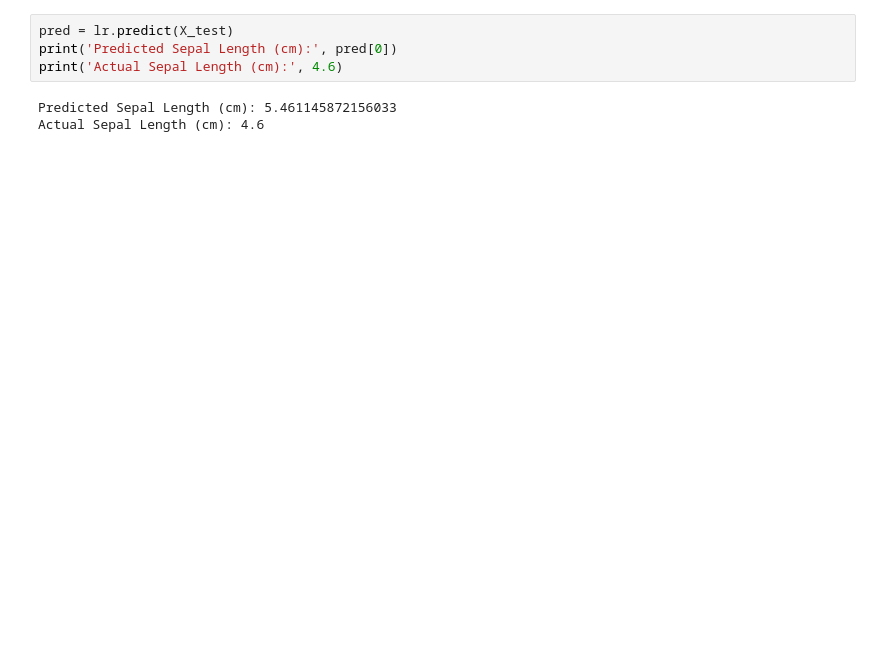
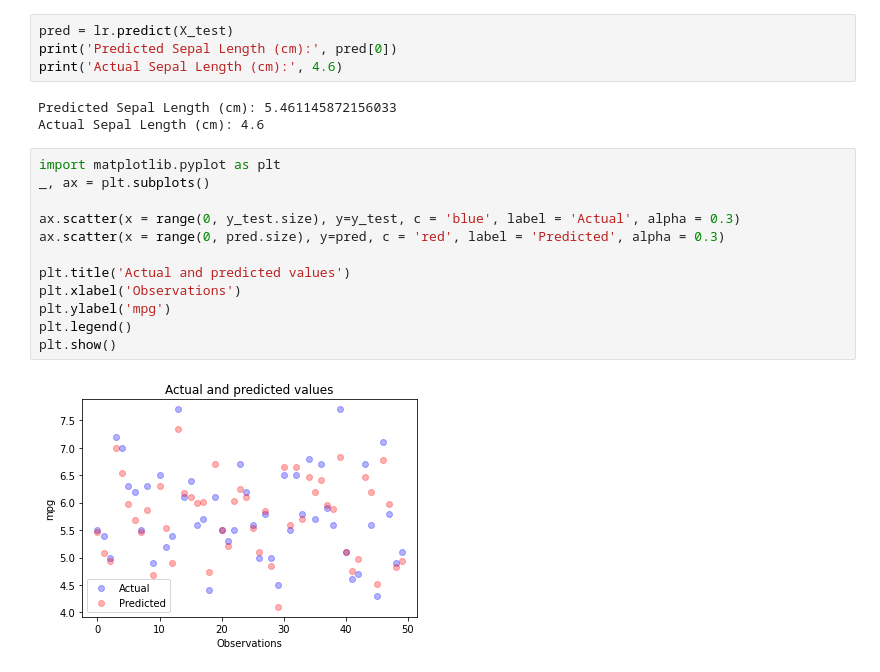
Before and after one commit to kastrahl/Data-science, a Jupyter notebook: DA6.ipynb, the cells around one changed output. Cells and saved outputs as stored; diff of their text form; blank space fills up the shorter version.

```diff
--- a/DA6.ipynb
+++ b/DA6.ipynb
@@ -117,3 +135,17 @@ print('Actual Sepal Length (cm):', 4.6)
 # %% [output]
 Predicted Sepal Length (cm): 5.461145872156033
 Actual Sepal Length (cm): 4.6
+# %%
+import matplotlib.pyplot as plt
+_, ax = plt.subplots()
+
+ax.scatter(x = range(0, y_test.size), y=y_test, c = 'blue', label = 'Actual', alpha = 0.3)
+ax.scatter(x = range(0, pred.size), y=pred, c = 'red', label = 'Predicted', alpha = 0.3)
+
+plt.title('Actual and predicted values')
+plt.xlabel('Observations')
+plt.ylabel('mpg')
+plt.legend()
+plt.show()
+# %% [output]
+[figure, added]
```
Also changed, not shown: parts of 8 cells of this notebook.
